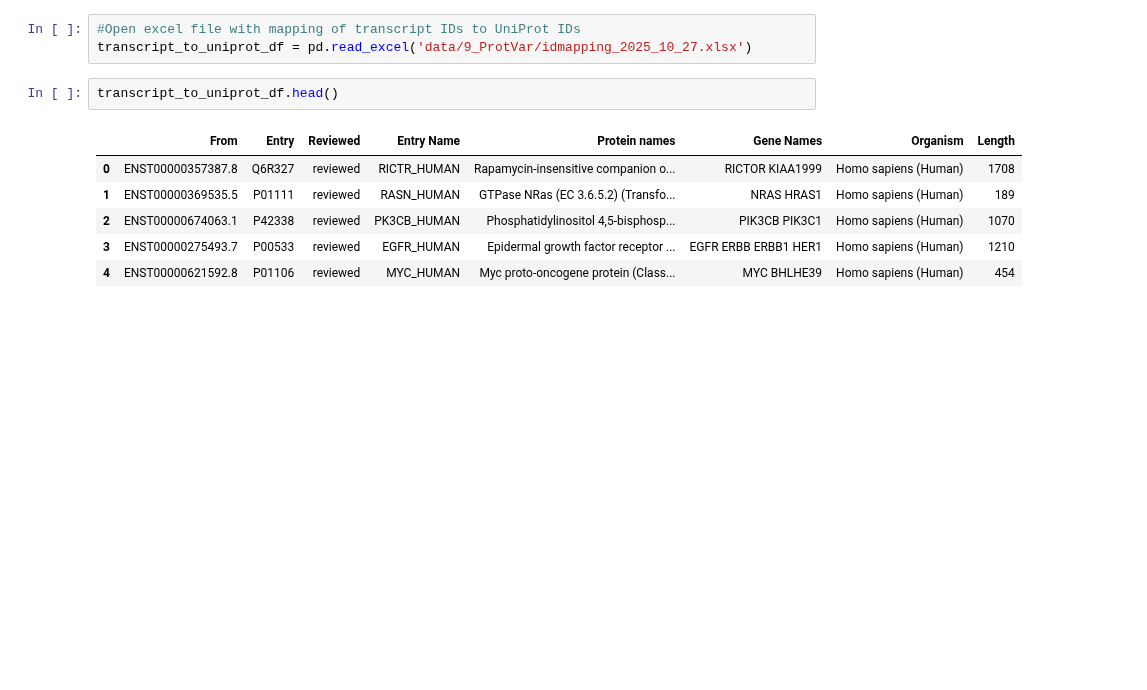
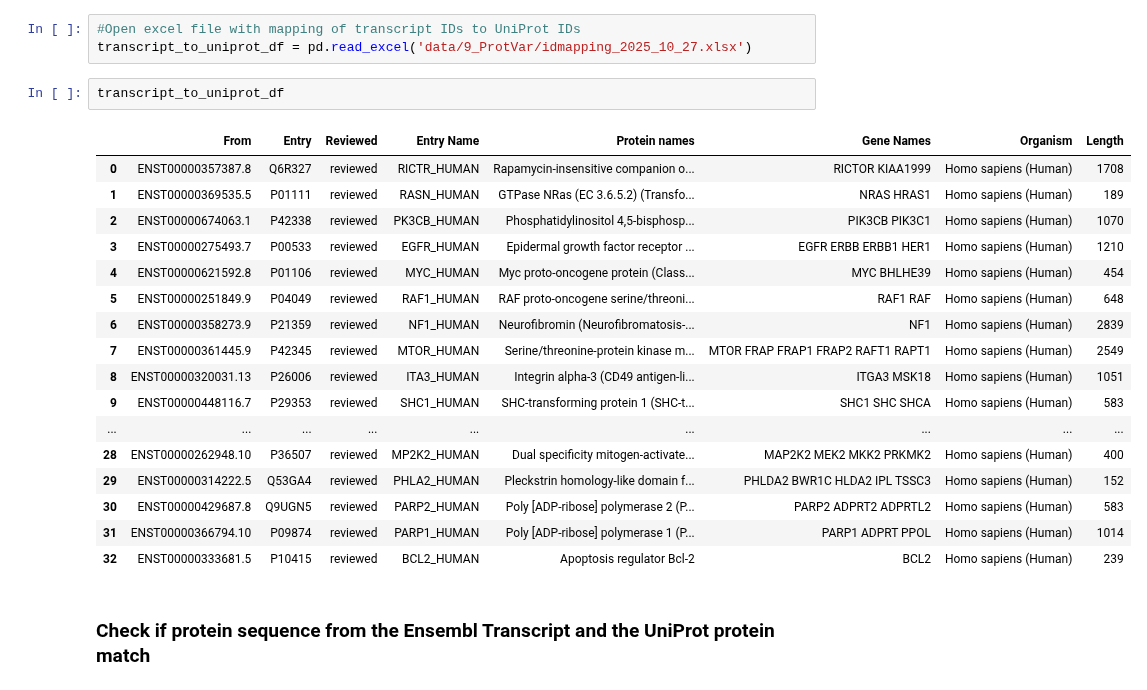
Before and after one commit to QuantitativeBiology/BECancerResistome, a Jupyter notebook: BECancerResistome/Guides_annotation/ProtVar_annotation.ipynb, the cells around one changed output. Cells and saved outputs as stored; diff of their text form; blank space fills up the shorter version.

```diff
--- a/BECancerResistome/Guides_annotation/ProtVar_annotation.ipynb
+++ b/BECancerResistome/Guides_annotation/ProtVar_annotation.ipynb
@@ -68,11 +88,24 @@ with open('data/9_ProtVar/Ensembl_transcript_ids.txt', 'w') as f:
 #Open excel file with mapping of transcript IDs to UniProt IDs
 transcript_to_uniprot_df = pd.read_excel('data/9_ProtVar/idmapping_2025_10_27.xlsx')
 # %%
-transcript_to_uniprot_df.head()
+transcript_to_uniprot_df
 # %% [output]
 |  | From | Entry | Reviewed | Entry Name | Protein names | Gene Names | Organism | Length |
 | 0 | ENST00000357387.8 | Q6R327 | reviewed | RICTR_HUMAN | Rapamycin-insensitive companion o... | RICTOR KIAA1999 | Homo sapiens (Human) | 1708 |
 | 1 | ENST00000369535.5 | P01111 | reviewed | RASN_HUMAN | GTPase NRas (EC 3.6.5.2) (Transfo... | NRAS HRAS1 | Homo sapiens (Human) | 189 |
 | 2 | ENST00000674063.1 | P42338 | reviewed | PK3CB_HUMAN | Phosphatidylinositol 4,5-bisphosp... | PIK3CB PIK3C1 | Homo sapiens (Human) | 1070 |
 | 3 | ENST00000275493.7 | P00533 | reviewed | EGFR_HUMAN | Epidermal growth factor receptor ... | EGFR ERBB ERBB1 HER1 | Homo sapiens (Human) | 1210 |
 | 4 | ENST00000621592.8 | P01106 | reviewed | MYC_HUMAN | Myc proto-oncogene protein (Class... | MYC BHLHE39 | Homo sapiens (Human) | 454 |
+| 5 | ENST00000251849.9 | P04049 | reviewed | RAF1_HUMAN | RAF proto-oncogene serine/threoni... | RAF1 RAF | Homo sapiens (Human) | 648 |
+| 6 | ENST00000358273.9 | P21359 | reviewed | NF1_HUMAN | Neurofibromin (Neurofibromatosis-... | NF1 | Homo sapiens (Human) | 2839 |
+| 7 | ENST00000361445.9 | P42345 | reviewed | MTOR_HUMAN | Serine/threonine-protein kinase m... | MTOR FRAP FRAP1 FRAP2 RAFT1 RAPT1 | Homo sapiens (Human) | 2549 |
+| 8 | ENST00000320031.13 | P26006 | reviewed | ITA3_HUMAN | Integrin alpha-3 (CD49 antigen-li... | ITGA3 MSK18 | Homo sapiens (Human) | 1051 |
+| 9 | ENST00000448116.7 | P29353 | reviewed | SHC1_HUMAN | SHC-transforming protein 1 (SHC-t... | SHC1 SHC SHCA | Homo sapiens (Human) | 583 |
+| ... | ... | ... | ... | ... | ... | ... | ... | ... |
+| 28 | ENST00000262948.10 | P36507 | reviewed | MP2K2_HUMAN | Dual specificity mitogen-activate... | MAP2K2 MEK2 MKK2 PRKMK2 | Homo sapiens (Human) | 400 |
+| 29 | ENST00000314222.5 | Q53GA4 | reviewed | PHLA2_HUMAN | Pleckstrin homology-like domain f... | PHLDA2 BWR1C HLDA2 IPL TSSC3 | Homo sapiens (Human) | 152 |
+| 30 | ENST00000429687.8 | Q9UGN5 | reviewed | PARP2_HUMAN | Poly [ADP-ribose] polymerase 2 (P... | PARP2 ADPRT2 ADPRTL2 | Homo sapiens (Human) | 583 |
+| 31 | ENST00000366794.10 | P09874 | reviewed | PARP1_HUMAN | Poly [ADP-ribose] polymerase 1 (P... | PARP1 ADPRT PPOL | Homo sapiens (Human) | 1014 |
+| 32 | ENST00000333681.5 | P10415 | reviewed | BCL2_HUMAN | Apoptosis regulator Bcl-2 | BCL2 | Homo sapiens (Human) | 239 |
+# %% [markdown]
+### Check if protein sequence from the Ensembl Transcript and the UniProt protein match
```
Also changed, not shown: parts of 9 cells of this notebook, 1 other file.
